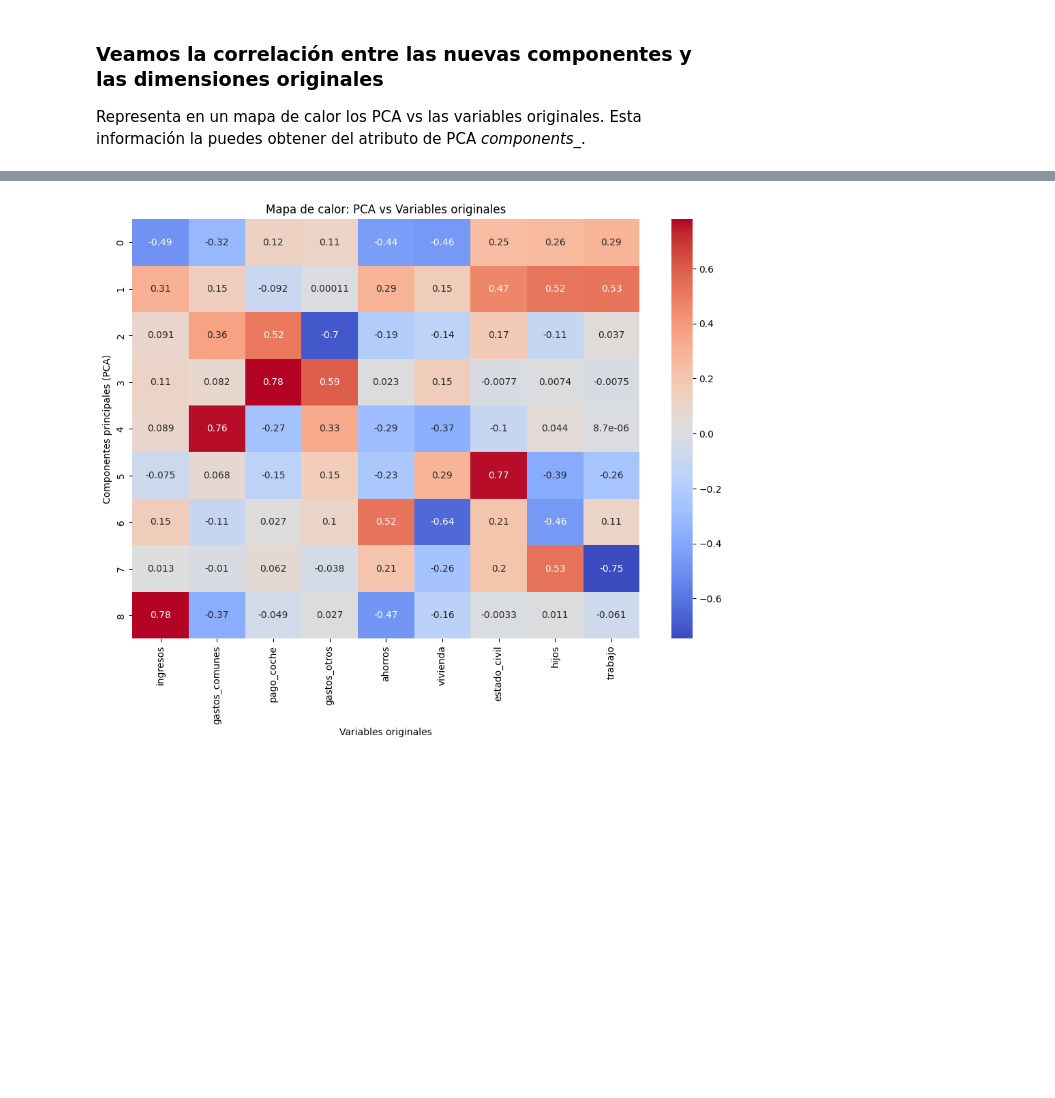
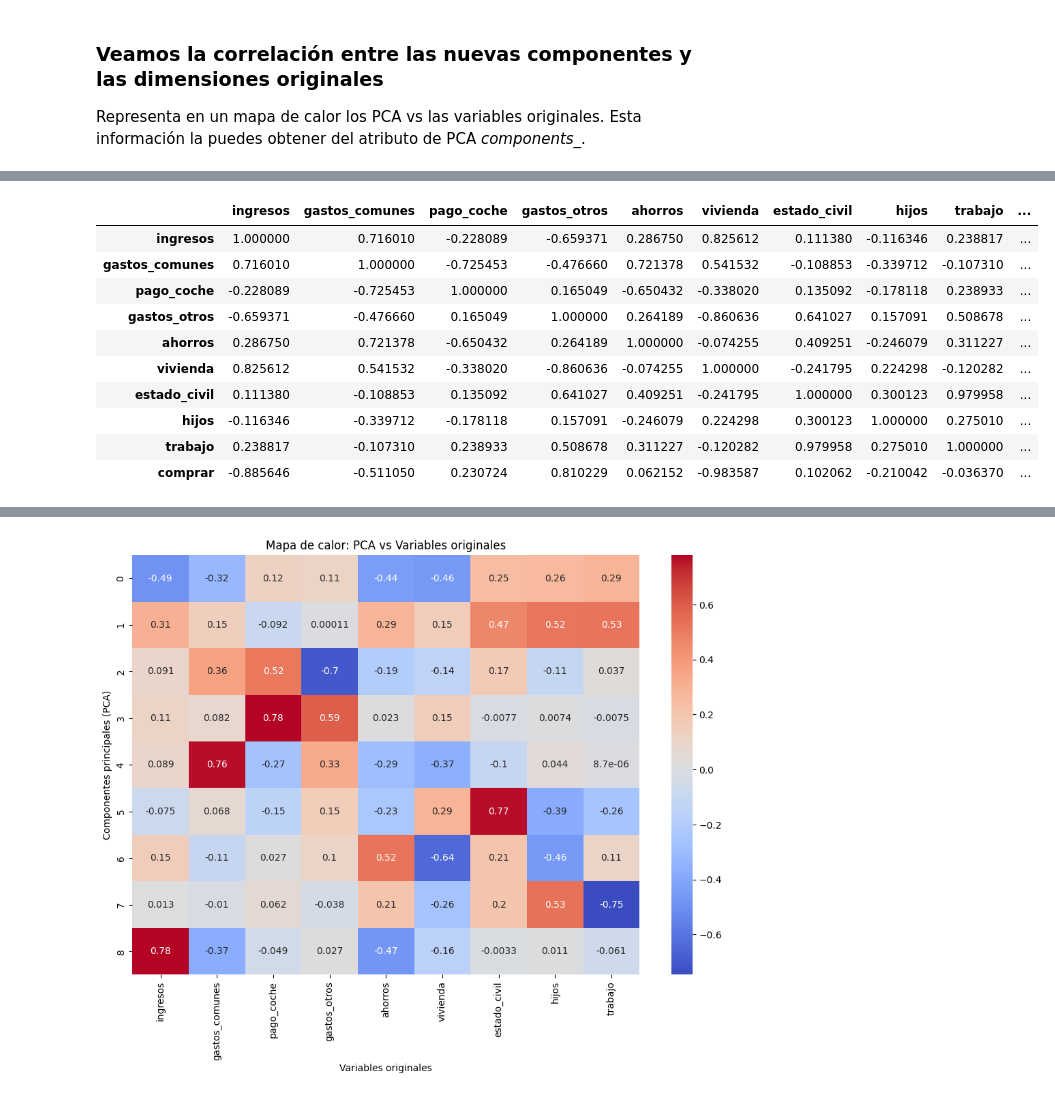
Before and after one commit to LidiaMiranda/Machine_Learning, a Jupyter notebook: 2-No_Supervisado/1-PCA/Practica/2_PCA Alquier Compra.ipynb, the cells around one changed output, grey strips where cells are left out. Saved outputs shown, nothing was run; the diff lists cells and outputs as text; code cells hidden in the pictures; blank space fills up the shorter version.

```diff
--- a/2-No_Supervisado/1-PCA/Practica/2_PCA Alquier Compra.ipynb
+++ b/2-No_Supervisado/1-PCA/Practica/2_PCA Alquier Compra.ipynb
@@ -217,0 +249,14 @@ Representa en un mapa de calor los PCA vs las variables originales. Esta informa
+# %%
+df.head().corr()
+# %% [output]
+|  | ingresos | gastos_comunes | pago_coche | gastos_otros | ahorros | vivienda | estado_civil | hijos | trabajo | ... |
+| ingresos | 1.000000 | 0.716010 | -0.228089 | -0.659371 | 0.286750 | 0.825612 | 0.111380 | -0.116346 | 0.238817 | ... |
+| gastos_comunes | 0.716010 | 1.000000 | -0.725453 | -0.476660 | 0.721378 | 0.541532 | -0.108853 | -0.339712 | -0.107310 | ... |
+| pago_coche | -0.228089 | -0.725453 | 1.000000 | 0.165049 | -0.650432 | -0.338020 | 0.135092 | -0.178118 | 0.238933 | ... |
+| gastos_otros | -0.659371 | -0.476660 | 0.165049 | 1.000000 | 0.264189 | -0.860636 | 0.641027 | 0.157091 | 0.508678 | ... |
+| ahorros | 0.286750 | 0.721378 | -0.650432 | 0.264189 | 1.000000 | -0.074255 | 0.409251 | -0.246079 | 0.311227 | ... |
+| vivienda | 0.825612 | 0.541532 | -0.338020 | -0.860636 | -0.074255 | 1.000000 | -0.241795 | 0.224298 | -0.120282 | ... |
+| estado_civil | 0.111380 | -0.108853 | 0.135092 | 0.641027 | 0.409251 | -0.241795 | 1.000000 | 0.300123 | 0.979958 | ... |
+| hijos | -0.116346 | -0.339712 | -0.178118 | 0.157091 | -0.246079 | 0.224298 | 0.300123 | 1.000000 | 0.275010 | ... |
+| trabajo | 0.238817 | -0.107310 | 0.238933 | 0.508678 | 0.311227 | -0.120282 | 0.979958 | 0.275010 | 1.000000 | ... |
+| comprar | -0.885646 | -0.511050 | 0.230724 | 0.810229 | 0.062152 | -0.983587 | 0.102062 | -0.210042 | -0.036370 | ... |
```
Also changed, not shown: parts of 23 cells of this notebook.
